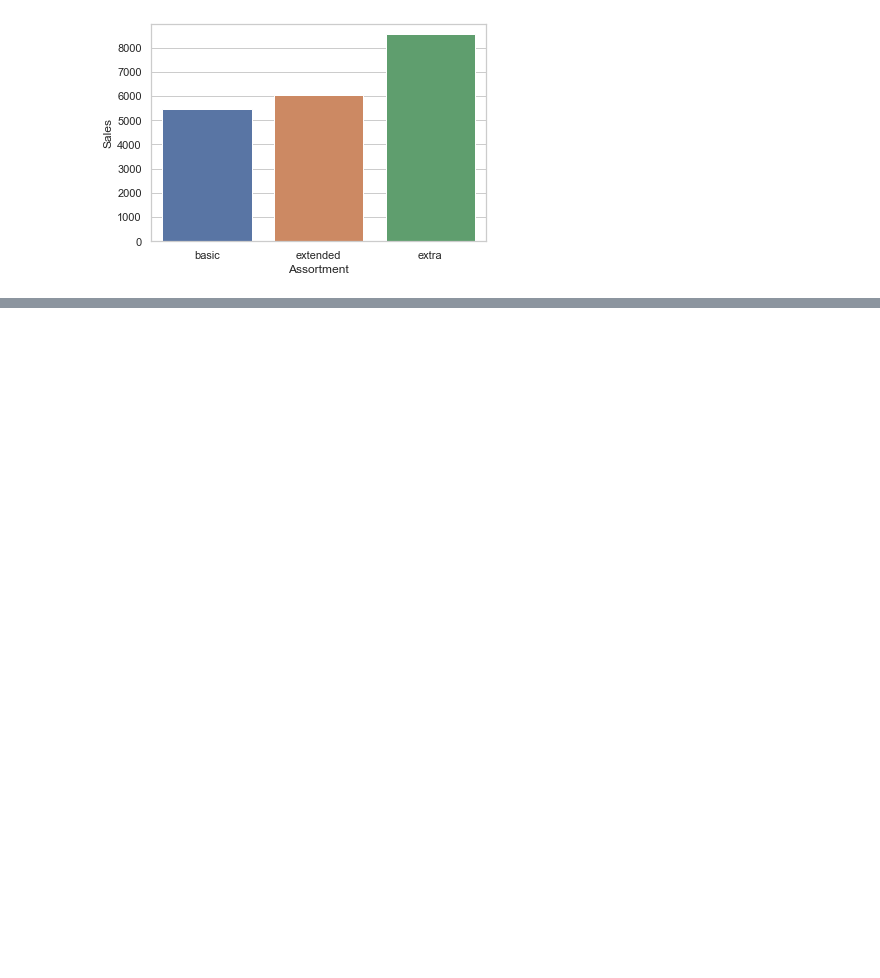
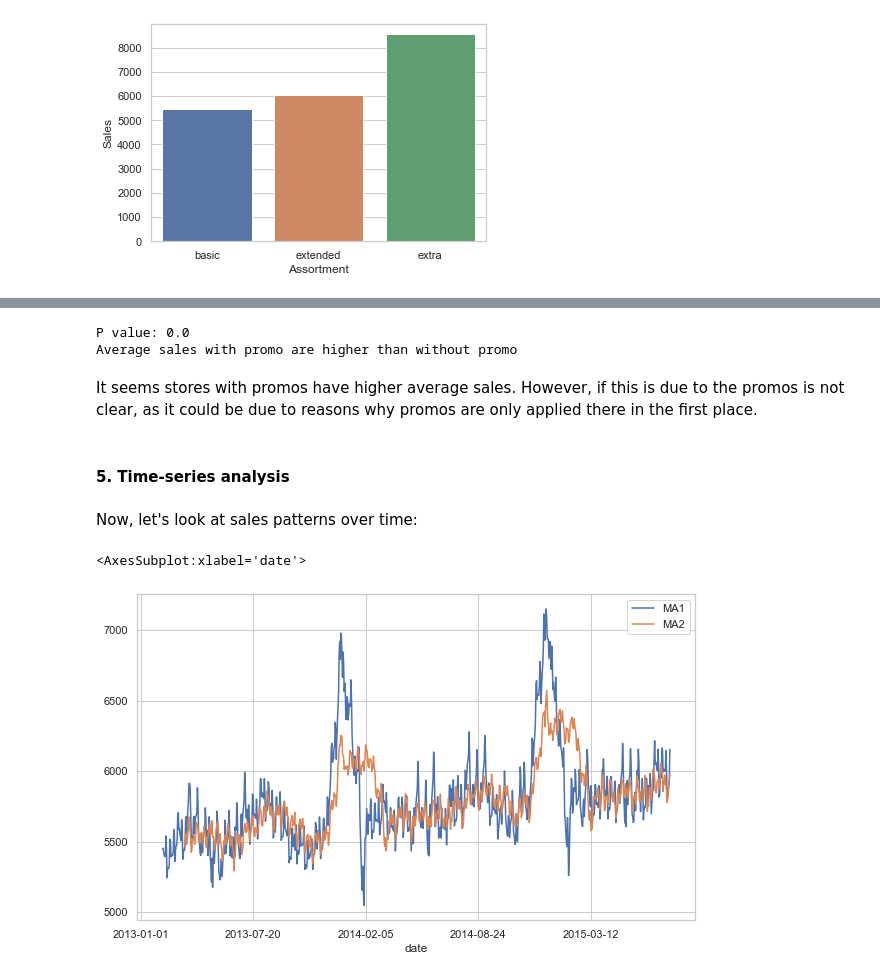
Before and after one commit to Roan-k/Roan-k, a Jupyter notebook: Projects/Sales_sql_project.ipynb, the cells around one changed output, grey strips where cells are left out. Saved outputs shown, nothing was run; the diff lists cells and outputs as text; code cells hidden in the pictures; blank space fills up the shorter version.

```diff
--- a/Projects/Sales_sql_project.ipynb
+++ b/Projects/Sales_sql_project.ipynb
@@ -175,0 +410,30 @@ Name: sales, dtype: float64
+# %%
+promo_sales = results_df[results_df.promo ==1]['sales']
+norm_sales = results_df[results_df.promo ==0]['sales']
+
+T, p = stests.ztest(promo_sales, norm_sales,alternative='two-sided')
+
+if p < 0.05: print('P value: {}\nAverage sales with promo are higher than without promo'.format(p))
+# %% [output]
+P value: 0.0
+Average sales with promo are higher than without promo
+# %% [markdown]
+It seems stores with promos have higher average sales. However, if this is due to the promos is not clear, as it could be due to reasons why promos are only applied there in the first place.
+# %% [markdown]
+#### 5. Time-series analysis
+# %% [markdown]
+Now, let's look at sales patterns over time:
+# %%
+results = conn.execute("""SELECT AVG(Sales), Date FROM Sales
+                            GROUP BY Date""").fetchall()
+# %%
+results_df = pd.DataFrame(results, columns = ['sales','date'])
+results_df.set_index('date', inplace = True)
+
+results_df['MA1'] = results_df['sales'].rolling(window=40).mean()
+results_df['MA2'] = results_df['sales'].rolling(window=80).mean()
+
+results_df[['MA1','MA2']].plot(figsize=(10, 6))
+# %% [output]
+<AxesSubplot:xlabel='date'>
+[figure, added]
```
Also changed, not shown: parts of 69 cells of this notebook.
